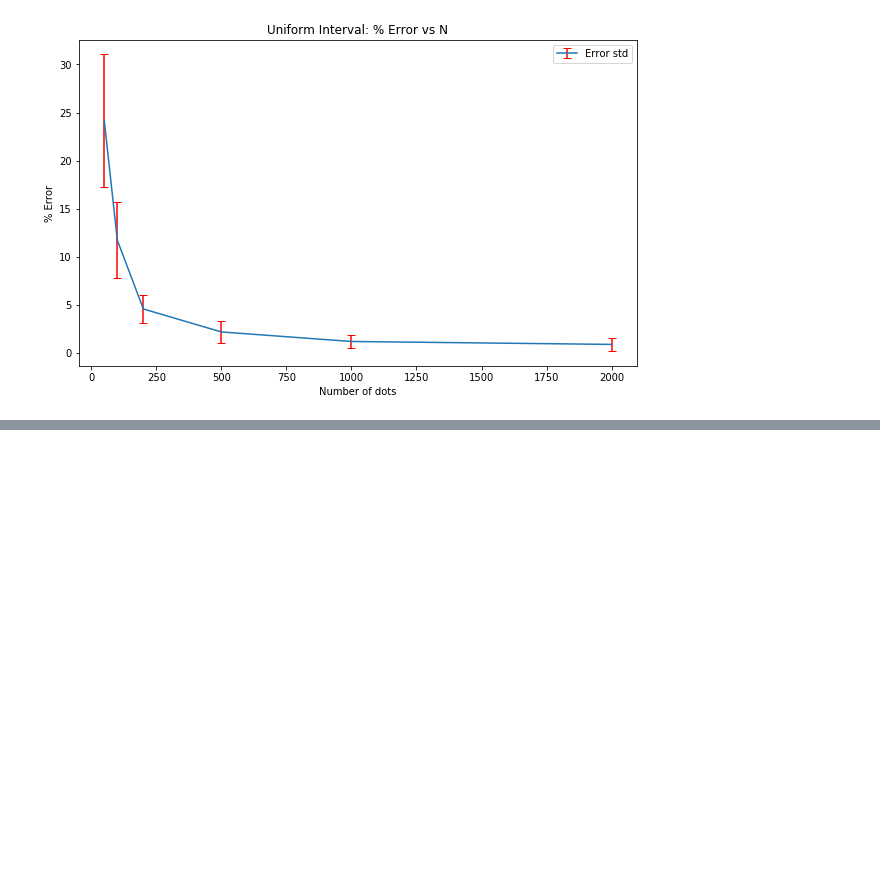
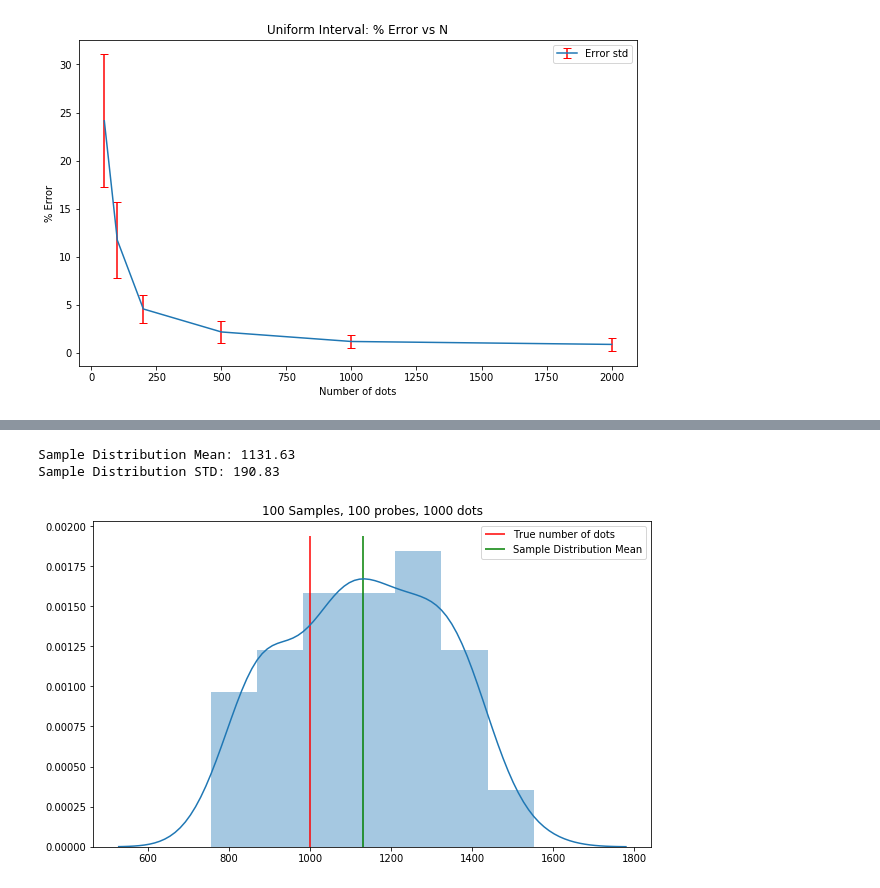
Before and after one commit to sebastiandro/probing-density, a Jupyter notebook: Probing Density.ipynb, the cells around one changed output, grey strips where cells are left out. Saved outputs shown, nothing was run; the diff lists cells and outputs as text; code cells hidden in the pictures; blank space fills up the shorter version.

```diff
--- a/Probing Density.ipynb
+++ b/Probing Density.ipynb
@@ -537,0 +653,8 @@ The error deviates with: 7.7136 %
+# %%
+is_clustr = interval_sampling_no_replace(dots_gauss, n_intervals=5, percentage_dots=0.01)
+aprx = np.array(is_clustr)
+plot_sample_dist(aprx, N_j)
+# %% [output]
+Sample Distribution Mean: 1131.63
+Sample Distribution STD: 190.83
+[figure, added]
```
Also changed, not shown: parts of 15 cells of this notebook.
